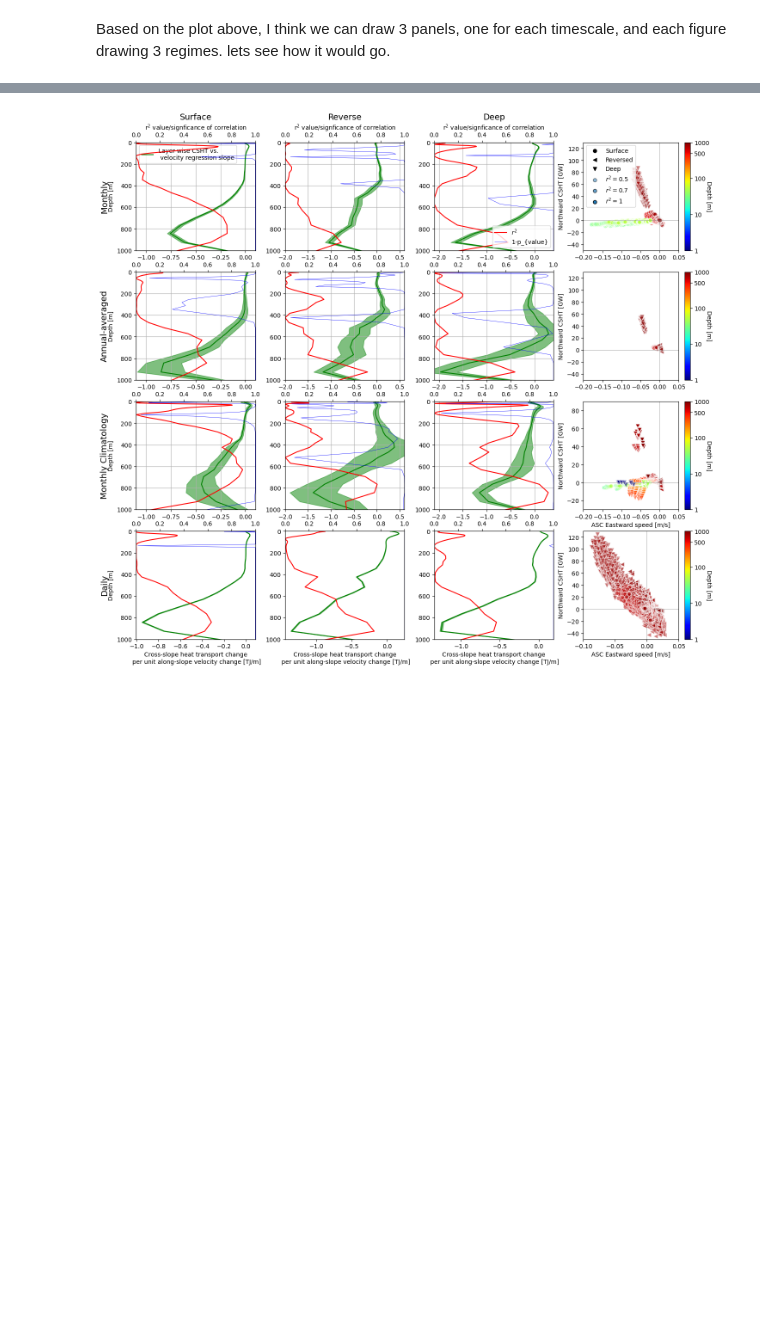
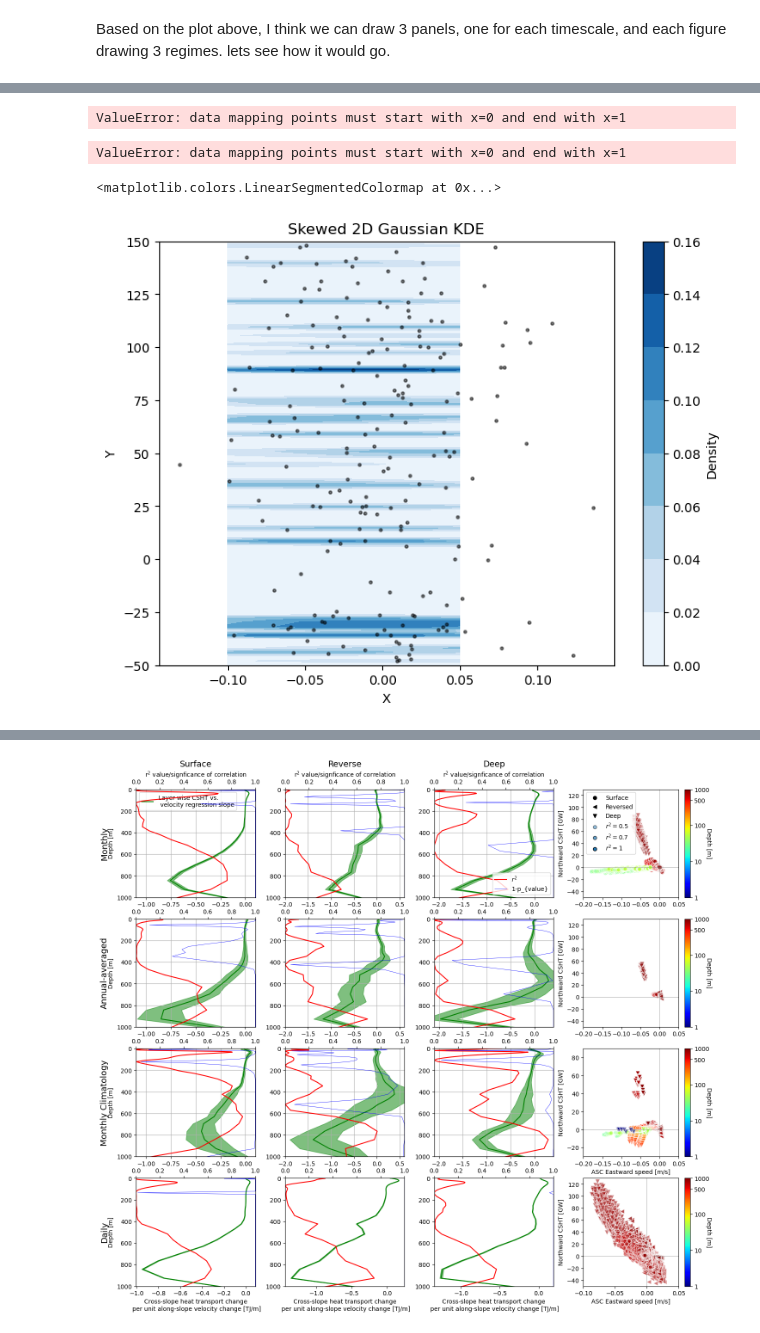
Before and after one commit to willaguiar/ASC_and_heat_transport, a Jupyter notebook: Jupyter/GMM_ASC_newfigs.ipynb, the cells around one changed output, grey strips where cells are left out. Cells and saved outputs as stored; diff of their text form; code cells hidden in the pictures; blank space fills up the shorter version.

```diff
--- a/Jupyter/GMM_ASC_newfigs.ipynb
+++ b/Jupyter/GMM_ASC_newfigs.ipynb
@@ -1838,0 +1614,50 @@ plt.savefig('/g/data/x77/wf4500/ASC_project/analysis_figs/UvsCSHT_simplifiedscat
+# %%
+custom_cmap
+# %% [output]
+ValueError: data mapping points must start with x=0 and end with x=1
+ValueError: data mapping points must start with x=0 and end with x=1
+<matplotlib.colors.LinearSegmentedColormap at 0x...>
+# %%
+import numpy as np
+import matplotlib.pyplot as plt
+from sklearn.neighbors import KernelDensity
+
+# Set random seed for reproducibility
+np.random.seed(42)
+
+# Generate random x and y values following a skewed 2D distribution
+x = np.random.normal(0, 0.05, 200)  # Skewed x values
+y = np.random.uniform(-50, 150, 200)  # Skewed y values
+
+# Create a grid to evaluate the PDF
+XX = np.linspace(-0.1, 0.05, 100)
+YY = np.linspace(-50, 150, 100)
+x_grid, y_grid = np.meshgrid(XX, YY)
+grid_points = np.column_stack([x_grid.ravel(), y_grid.ravel()])
+
+# Stack x and y values horizontally
+combo_results = np.column_stack([x, y])
+
+# Initialize KDE object
+kde_gauss = KernelDensity(bandwidth=0.1, kernel='gaussian')  # Adjust bandwidth accordingly
+
+# Fit KDE to the data
+kde_gauss.fit(combo_results)
+
+# Compute the log density evaluations for each point in the grid
+log_pdf = kde_gauss.score_samples(grid_points)
+
+# Reshape log density evaluations to match the shape of the grid
+pdf_gauss = np.exp(log_pdf).reshape(x_grid.shape)
+
+# Plotting
+plt.figure(figsize=(8, 6))
+plt.contourf(x_grid*np.std(), y_grid, pdf_gauss, cmap='Blues')
+plt.colorbar(label='Density')
+plt.scatter(x, y, s=5, color='black', alpha=0.5)  # Scatter plot of original data points
+plt.xlabel('X')
+plt.ylabel('Y')
+plt.title('Skewed 2D Gaussian KDE')
+plt.show()
+# %% [output]
+[figure, added]
```
Also changed, not shown: parts of 29 cells of this notebook.
